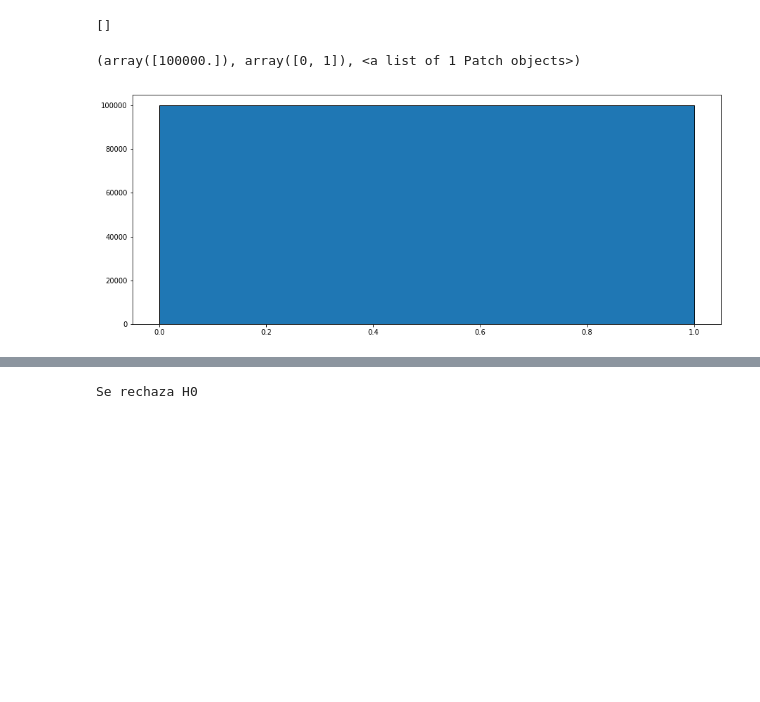
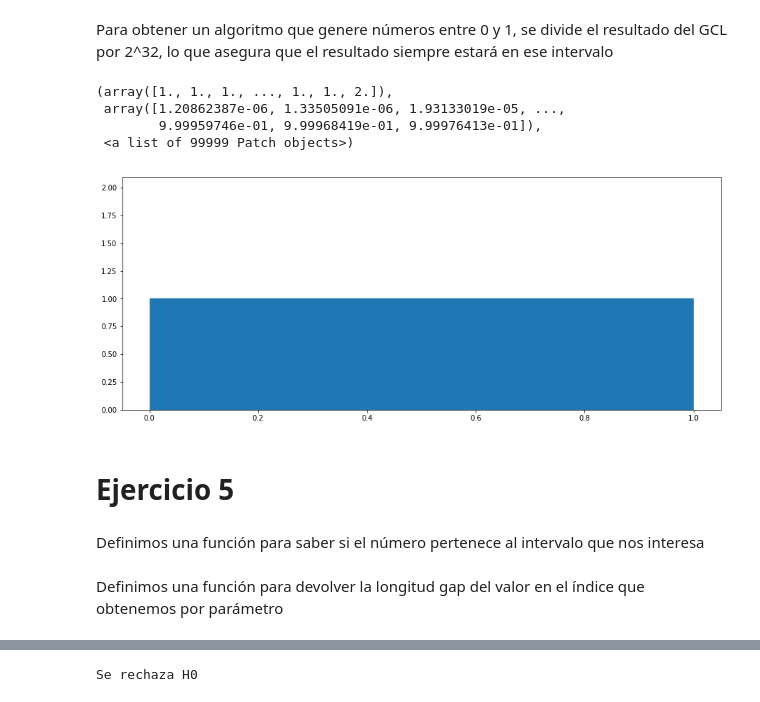
Before and after one commit to nazar9318/Simulacion-1c2020-TP1, a Jupyter notebook: Ejercicios 1 y 5.ipynb, the cells around one changed output, grey strips where cells are left out. Saved outputs shown, nothing was run; the diff lists cells and outputs as text; code cells hidden in the pictures; blank space fills up the shorter version.

Commit message:
Agregamos comentarios al codigo y cambiamos nombres para que sean mas claros

```diff
--- a/Ejercicios 1 y 5.ipynb
+++ b/Ejercicios 1 y 5.ipynb
@@ -15,9 +17,8 @@ def modulo(x):
     return (x*multiplicador + incremento) % modulo
 # %%
 numeros = []
-numeros
-# %% [output]
-[]
+# %% [markdown]
+Para obtener un algoritmo que genere números entre 0 y 1, se divide el resultado del GCL por 2^32, lo que asegura que el resultado siempre estará en ese intervalo
 # %%
 x = 96102
 for i in range(100000):
@@ -27,13 +28,22 @@ for i in range(100000):
 bins_list = np.unique(numeros)
 # %%
 plt.figure(figsize=(15,6))
-plt.hist(numeros, bins = 100000, ec = 'black')
+plt.hist(numeros, bins = bins_list)
 # %% [output]
-(array([100000.]), array([0, 1]), <a list of 1 Patch objects>)
+(array([1., 1., 1., ..., 1., 1., 2.]),
+ array([1.20862387e-06, 1.33505091e-06, 1.93133019e-05, ...,
+        9.99959746e-01, 9.99968419e-01, 9.99976413e-01]),
+ <a list of 99999 Patch objects>)
-[figure, old version]
+[figure, new version]
+# %% [markdown]
+# Ejercicio 5
+# %% [markdown]
+Definimos una función para saber si el número pertenece al intervalo que nos interesa
 # %%
 def estaEnElIntervalo(x):
     return ((x < 0.5 and x > 0.2) or x == 0.5 or x == 0.2)
+# %% [markdown]
+Definimos una función para devolver la longitud gap del valor en el índice que obtenemos por parámetro
 # %%
 def longitudGap(arreglo, i):
     longitudGap = 0
```
Also changed, not shown: parts of 27 cells of this notebook, 1 other file.
